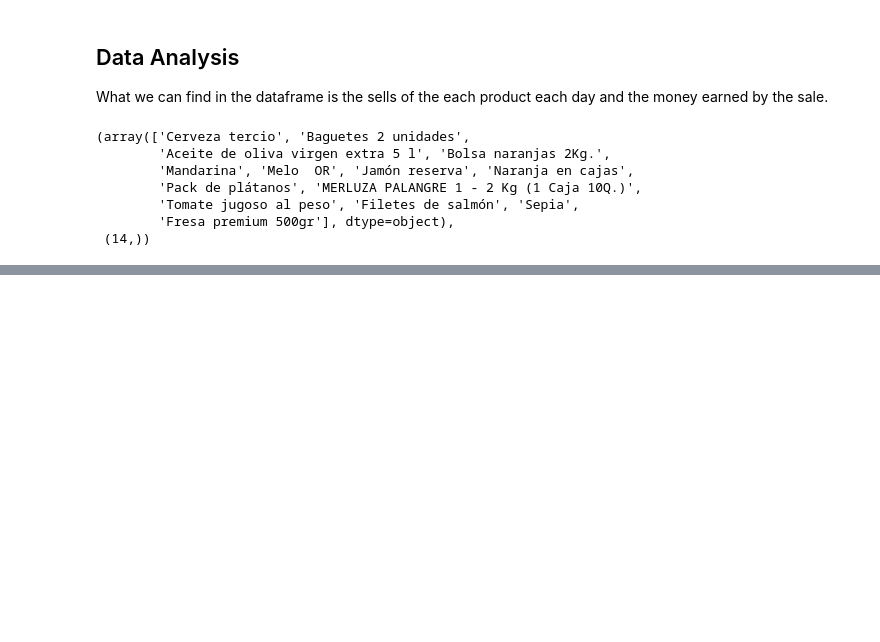
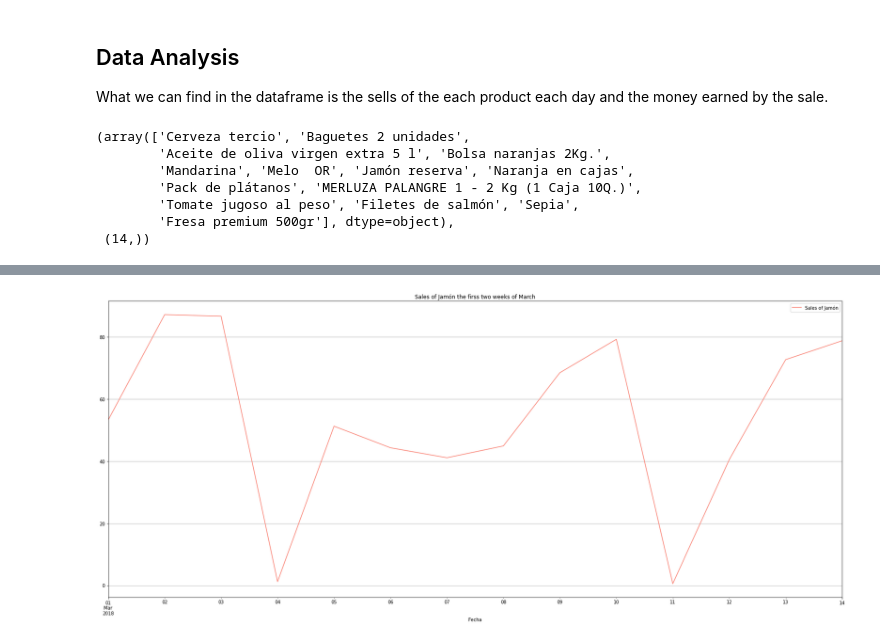
Before and after one commit to mateoricio/forecasting_retail_sales_PA, a Jupyter notebook: forcasting_retail_sales.ipynb, the cells around one changed output, grey strips where cells are left out. Saved outputs shown, nothing was run; the diff lists cells and outputs as text; code cells hidden in the pictures; blank space fills up the shorter version.

```diff
--- a/forcasting_retail_sales.ipynb
+++ b/forcasting_retail_sales.ipynb
@@ -43,0 +77,9 @@ df['Referencia'].unique(), df['Referencia'].unique().shape
+# %%
+df['Unidades']['2018-03-01':'2018-03-14'].plot(figsize= fig_size,
+    color = 'salmon',
+    grid = True,
+    label = 'Sales of Jamón',
+    legend = True,
+    title = 'Sales of Jamón the firss two weeks of March'); # We can see how we have some stationality at week level. March 4th and March 11th were both Sunday.
+# %% [output]
+[figure, added]
```
Also changed, not shown: parts of 10 cells of this notebook.
